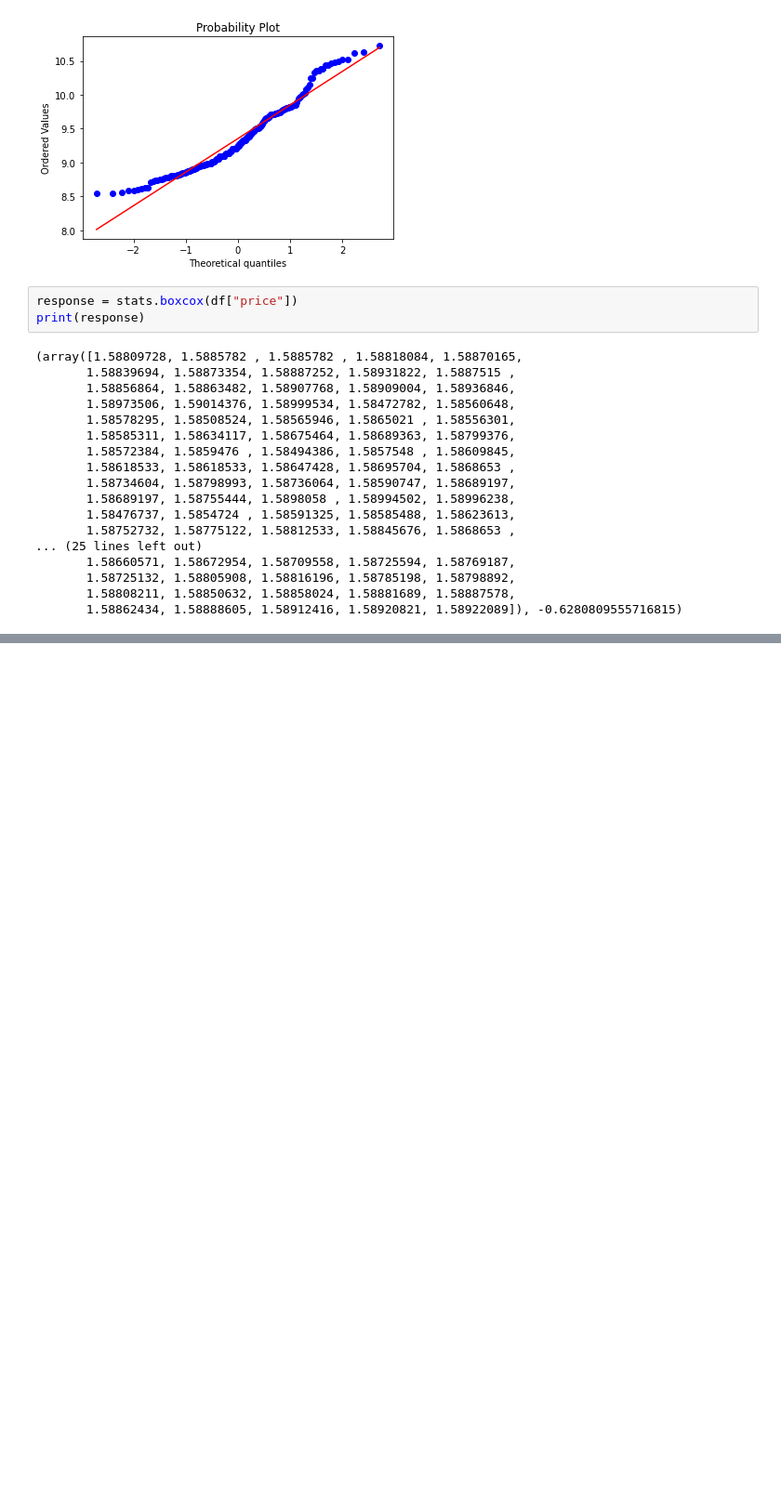
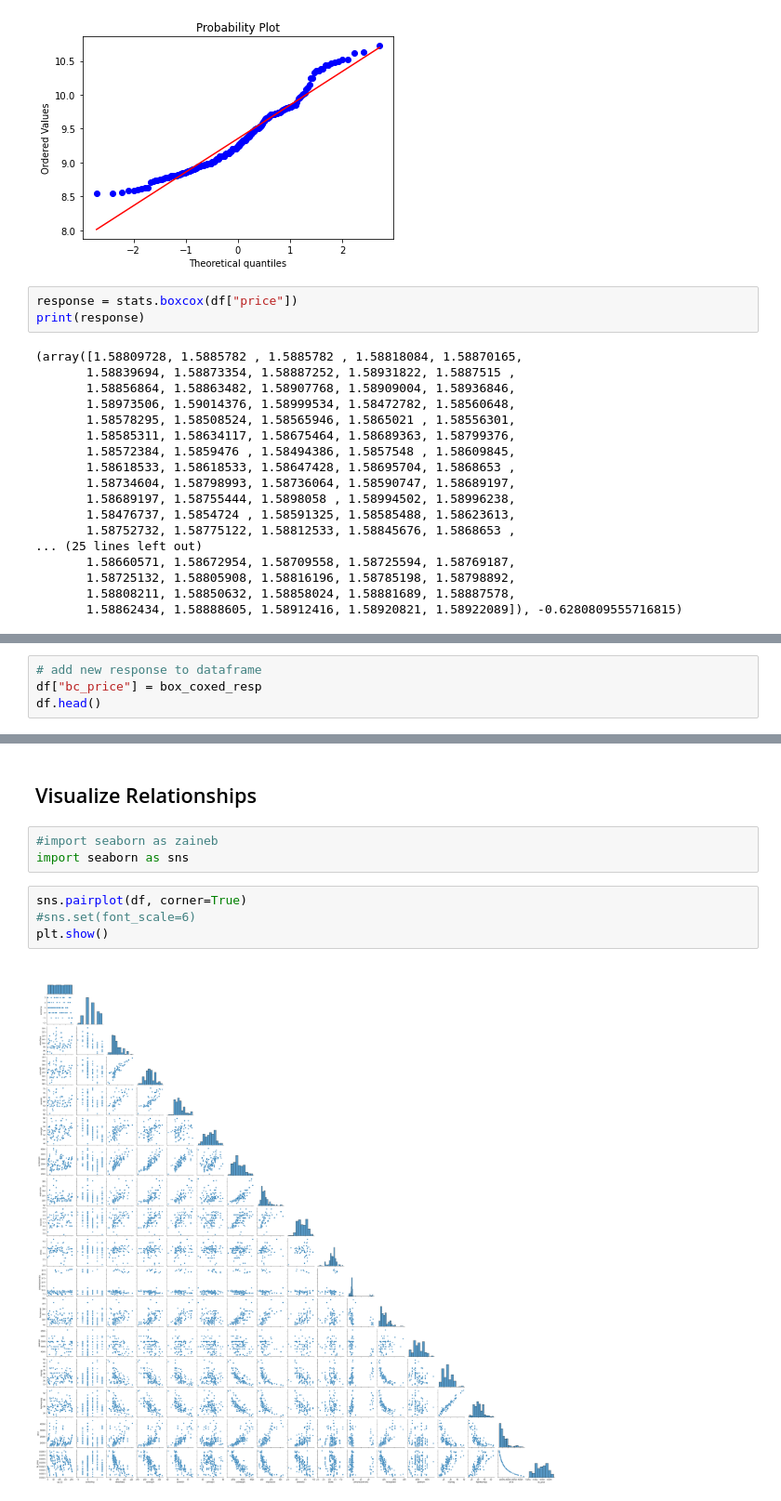
Before and after one commit to zaineblb/outliers-cars, a Jupyter notebook: car_prices.ipynb, the cells around one changed output, grey strips where cells are left out. Shown at 93% size. Drawn from its saved outputs; the diff is of its cells as text; blank space fills up the shorter version.

Commit message:
general response

```diff
--- a/car_prices.ipynb
+++ b/car_prices.ipynb
@@ -66,0 +102,4 @@ print(response)
+# %%
+# add new response to dataframe
+df["bc_price"] = box_coxed_resp
+df.head()
@@ -66,0 +114,11 @@ print(response)
+# %% [markdown]
+## Visualize Relationships
+# %%
+#import seaborn as zaineb
+import seaborn as sns
+# %%
+sns.pairplot(df, corner=True)
+#sns.set(font_scale=6)
+plt.show()
+# %% [output]
+[figure, added]
```
Also changed, not shown: parts of 12 cells of this notebook.
